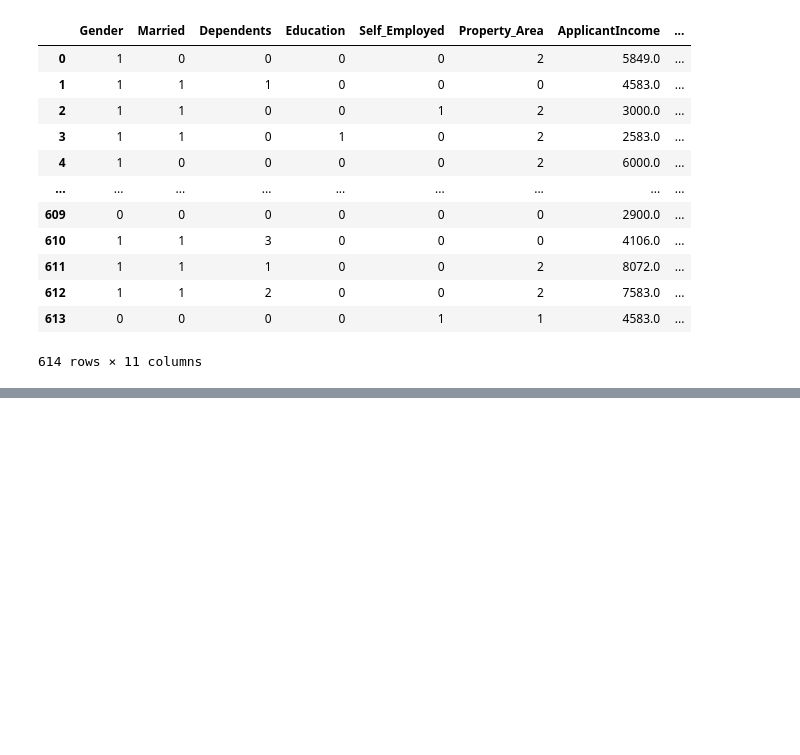
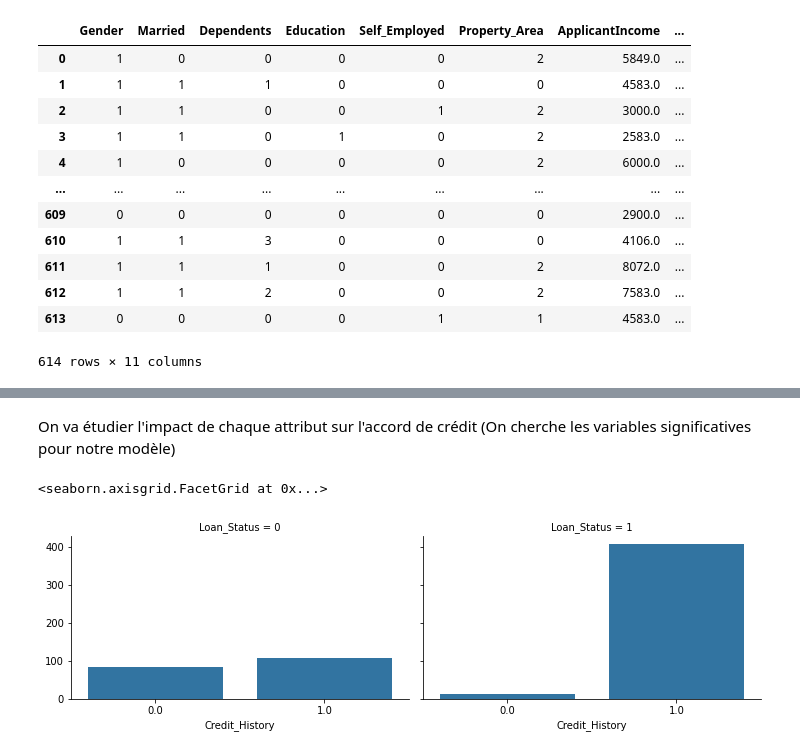
Before and after one commit to ImaneElAssari/LoanPredictionModel, a Jupyter notebook: Model.ipynb, the cells around one changed output, grey strips where cells are left out. Drawn from its saved outputs; the diff is of its cells as text; code cells hidden in the pictures; blank space fills up the shorter version.

```diff
--- a/Model.ipynb
+++ b/Model.ipynb
@@ -332,0 +343,3 @@ X
+# %%
+#La BDD utilisee pour l'EDA
+df=pd.concat([cat_data,num_data,target],axis=1)
@@ -332,0 +357,9 @@ X
+# %% [markdown]
+On va étudier l'impact de chaque attribut sur l'accord de crédit (On cherche les variables significatives pour notre modèle)
+# %%
+#Credit history
+grid=sns.FacetGrid(df,col='Loan_Status',size=3.2,aspect=1.6)
+grid.map(sns.countplot,'Credit_History')
+# %% [output]
+<seaborn.axisgrid.FacetGrid at 0x...>
+[figure, added]
```
Also changed, not shown: parts of 30 cells of this notebook.
